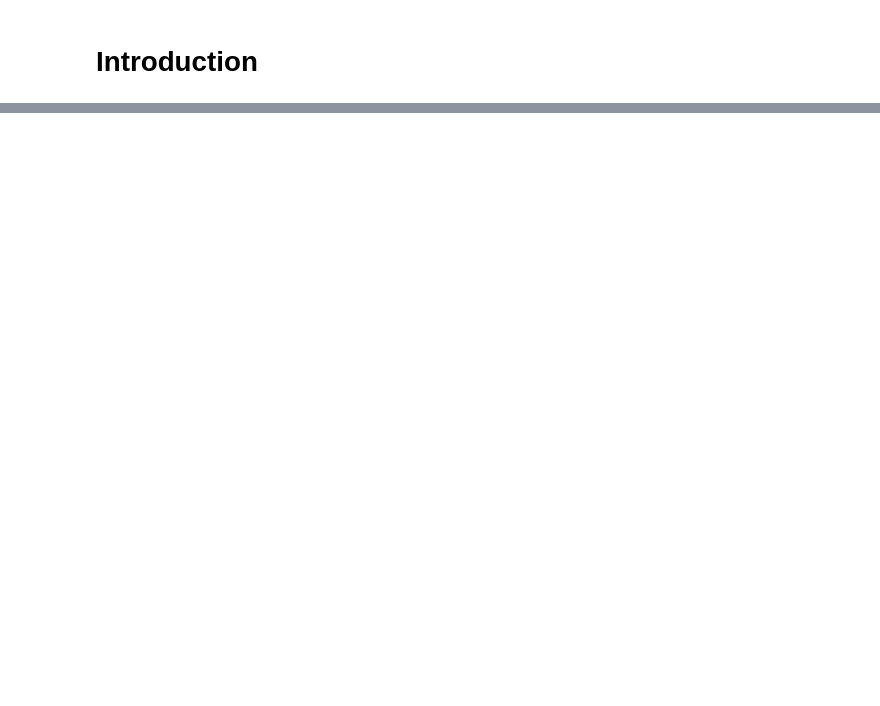
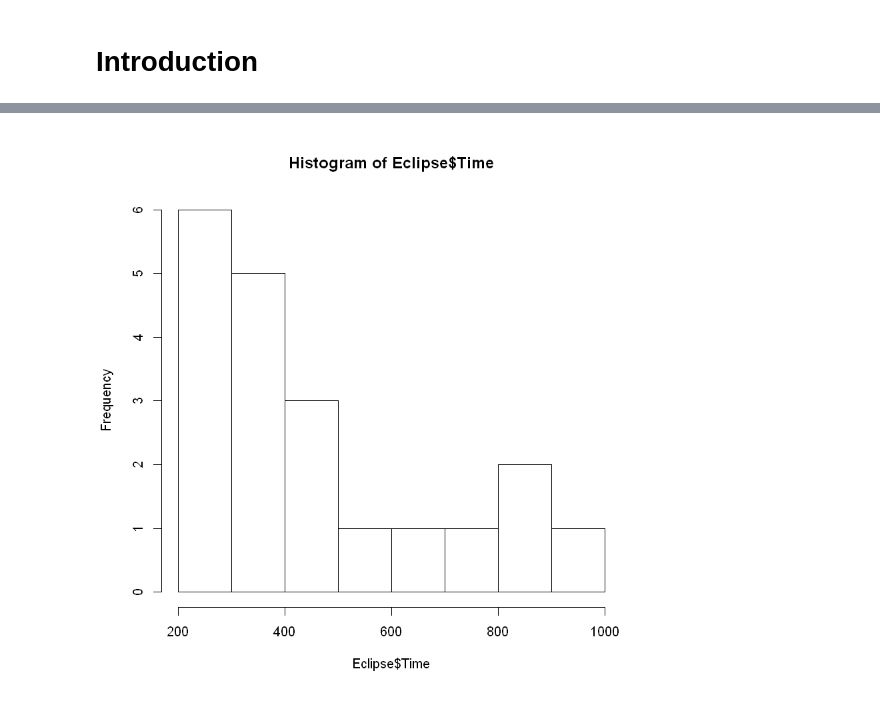
Before and after one commit to iamjz/R-Data, a Jupyter notebook: Designing, Running, and Analyzing Experiments/Week 04.ipynb, the cells around one changed output, grey strips where cells are left out. Saved outputs shown, nothing was run; the diff lists cells and outputs as text; code cells hidden in the pictures; blank space fills up the shorter version.

```diff
--- a/Designing, Running, and Analyzing Experiments/Week 04.ipynb
+++ b/Designing, Running, and Analyzing Experiments/Week 04.ipynb
@@ -40,0 +51,3 @@ Lastly - is this factor a between or within subjects factor? We know that it's b
+# %%
+ide2 <- read.csv("materials/ide2.csv")
+head(ide2)
@@ -40,0 +62,3 @@ Lastly - is this factor a between or within subjects factor? We know that it's b
+# %%
+ide2$Subject <- factor(ide2$Subject)
+summary(ide2)
@@ -40,0 +90,3 @@ Lastly - is this factor a between or within subjects factor? We know that it's b
+# %%
+VS <- ide2[ide2$IDE == "VStudio",]
+Eclipse <- ide2[ide2$IDE == "Eclipse",]
@@ -40,0 +97,4 @@ Lastly - is this factor a between or within subjects factor? We know that it's b
+# %%
+hist(Eclipse$Time)
+# %% [output]
+[figure, added]
```
Also changed, not shown: parts of 13 cells of this notebook.
